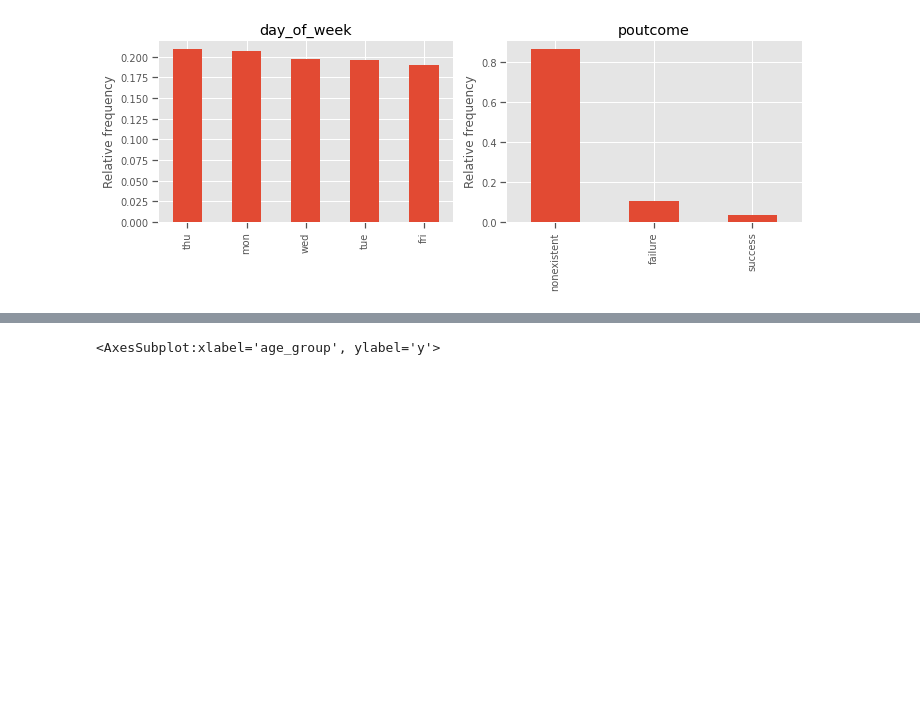
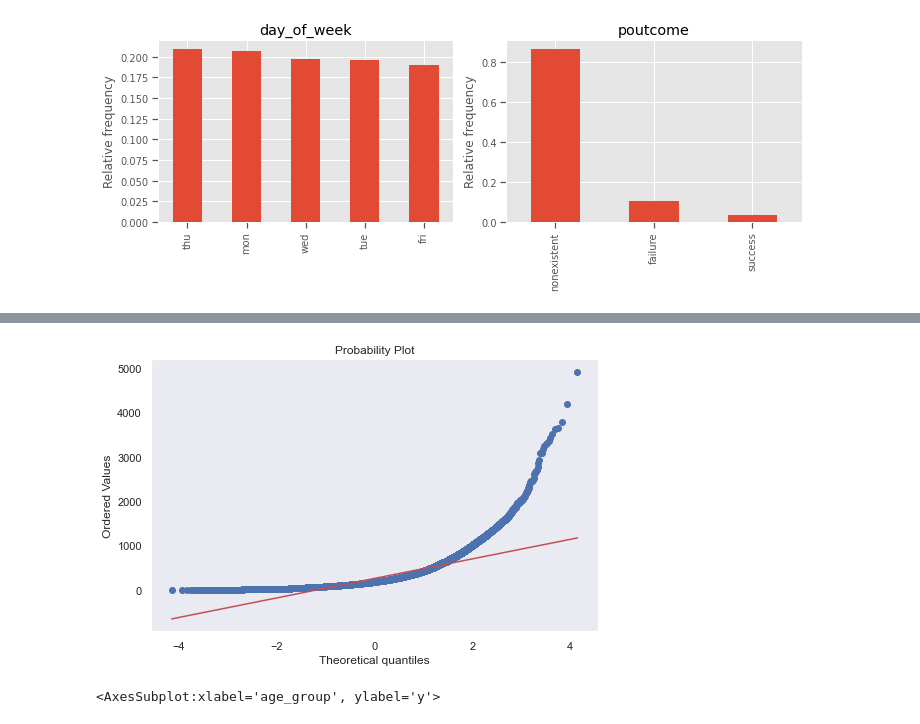
Before and after one commit to skacem/Business-Analytics, a Jupyter notebook: Marketing/Bank_Telemarketing_Campaign.ipynb, the cells around one changed output, grey strips where cells are left out. Saved outputs shown, nothing was run; the diff lists cells and outputs as text; code cells hidden in the pictures; blank space fills up the shorter version.

```diff
--- a/Marketing/Bank_Telemarketing_Campaign.ipynb
+++ b/Marketing/Bank_Telemarketing_Campaign.ipynb
@@ -319,3 +328,9 @@ for i in range(0, len(categorical_cols), 2):
+# %%
+import scipy.stats as stats
+
+stats.probplot(df['duration'], dist='norm', plot=plt);
+# %% [output]
+[figure, added]
 # %%
 sns.barplot(
     data=df, x="age_group", y="y",
```
Also changed, not shown: parts of 5 cells of this notebook.
